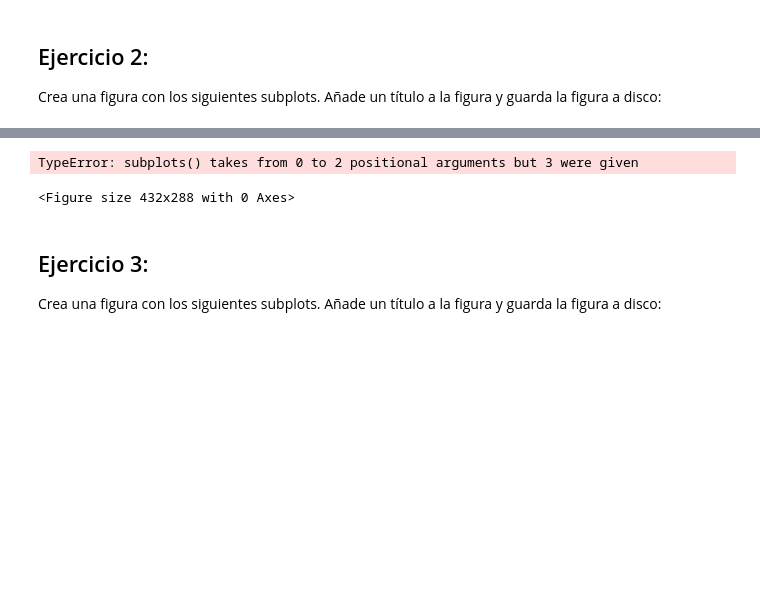
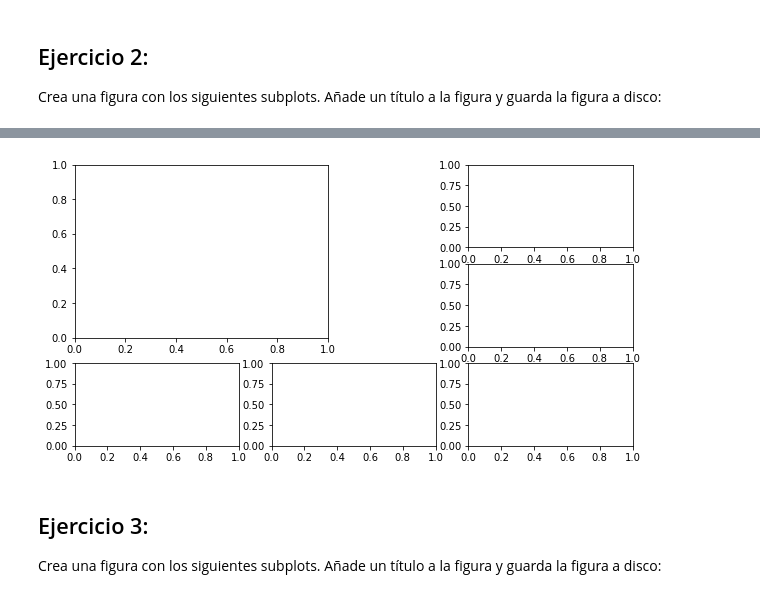
Before and after one commit to IanIAyBD/Curso, a Jupyter notebook: API/Tema 4 Graficos/grafics_ejer.ipynb, the cells around one changed output, grey strips where cells are left out. Drawn from its saved outputs; the diff is of its cells as text; code cells hidden in the pictures; blank space fills up the shorter version.

```diff
--- a/API/Tema 4 Graficos/grafics_ejer.ipynb
+++ b/API/Tema 4 Graficos/grafics_ejer.ipynb
@@ -19,15 +21,20 @@ figure = plt.subplots(3, 3, figsize=(10,7))
 Crea una figura con los siguientes subplots. Añade un título a la figura y guarda la figura a disco:
 # %% [markdown]
 ![Subplots](./subplot2.png)
-# %%
-import matplotlib.pyplot as plt
-
-figure=plt.figure()
-figure.subplots_adjust(hspace=0.4, wspace=0.4)
-figure = plt.subplots(1,1,)
-# %% [output]
-TypeError: subplots() takes from 0 to 2 positional arguments but 3 were given
-<Figure size 432x288 with 0 Axes>
+# %%
+import matplotlib.pyplot as plt
+
+fig=plt.figure(figsize= (10,7))
+figure
+ax1 = fig.add_subplot(2,2,1)
+ax2 = fig.add_subplot(4,3,3)
+ax4 = fig.add_subplot(4,3,6)
+ax5 = fig.add_subplot(4,3,7)
+ax6 = fig.add_subplot(4,3,8)
+ax7 = fig.add_subplot(4,3,9)
+plt.savefig('ej2.jpg', dpi = 300, bbox_inches = 'tight', pad_inches = .1)
+# %% [output]
+[figure, added]
 # %% [markdown]
 ## Ejercicio 3:
 Crea una figura con los siguientes subplots. Añade un título a la figura y guarda la figura a disco:
```
Also changed, not shown: parts of 2 cells of this notebook, 5 other files.
